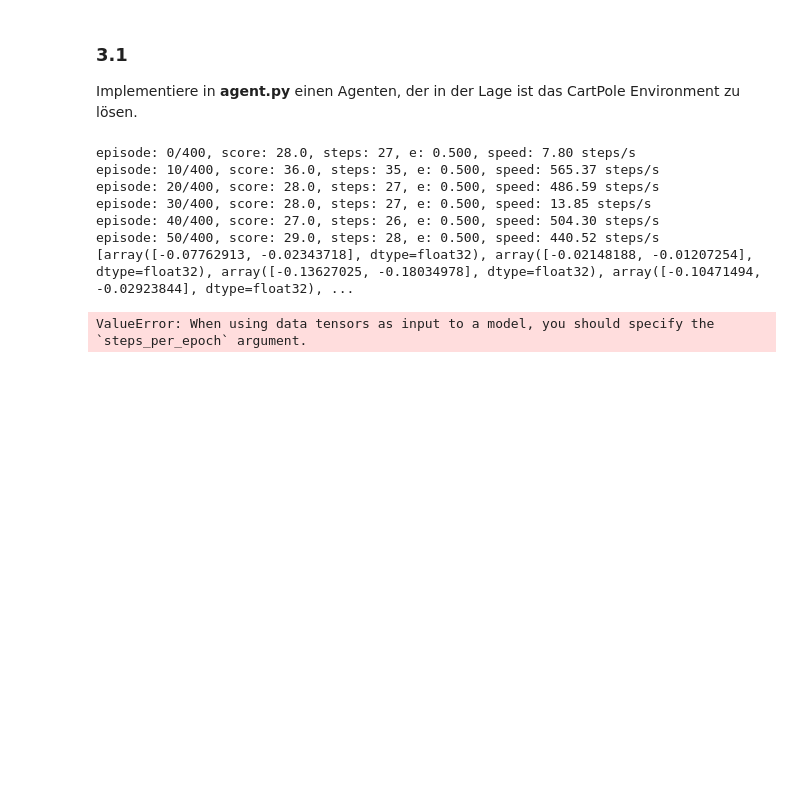
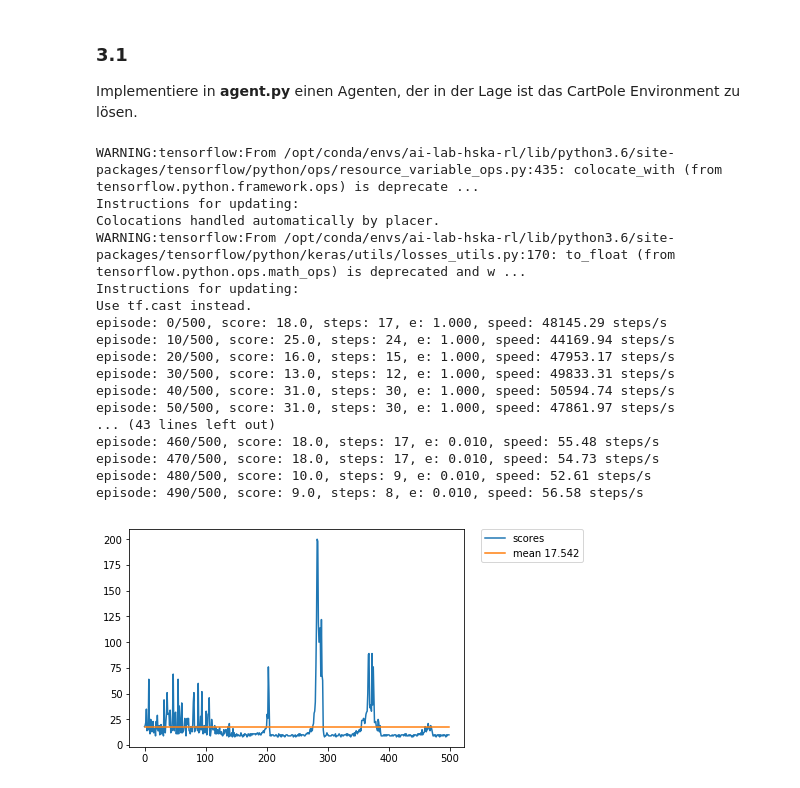
Before and after one commit to Wekra/ai-lab-hska-rl, a Jupyter notebook: notebooks/session_3/dqn.ipynb, the cells around one changed output. Saved outputs shown, nothing was run; the diff lists cells and outputs as text; code cells hidden in the pictures; blank space fills up the shorter version.

```diff
--- a/notebooks/session_3/dqn.ipynb
+++ b/notebooks/session_3/dqn.ipynb
@@ -15,7 +12,7 @@ import numpy as np
 from collections import deque
 from contextlib import suppress
 
-def interact_with_environment(env, agent, n_episodes=400, max_steps=200, train=True, verbose=True):
+def interact_with_environment(env, agent, n_episodes=500, max_steps=200, train=True, verbose=True):
     statistics = []
 
     with suppress(KeyboardInterrupt):
@@ -59,37 +56,48 @@ env = gym.make('CartPole-v0')
 # %%
 from agent import DQN
 
 action_size = env.action_space.n
 action_space = env.action_space
 state_size = env.observation_space.shape[0]
 
 # Hyperparams
 annealing_steps = 1000  # not episodes!
 gamma = 0.95
-epsilon = 0.5 #1
+epsilon = 1.0 #1
 epsilon_min = 0.01
 epsilon_decay = (epsilon - epsilon_min) / annealing_steps
-alpha = 0.01
-batch_size = 32
+alpha = 0.001
+batch_size = 64
 memory_size = 10000
 start_replay_step = 2000
 target_model_update_interval = 1000
 
 agent = DQN(action_size=action_size, action_space=action_space, state_size=state_size, gamma=gamma,
             epsilon=epsilon, epsilon_decay=epsilon_decay, epsilon_min=epsilon_min,
             alpha=alpha, batch_size=batch_size, memory_size=memory_size,
             start_replay_step=start_replay_step,
             target_model_update_interval=target_model_update_interval)
 statistics = interact_with_environment(env, agent, verbose=True)
+env.close()
 plot(statistics)
 # %% [output]
-episode: 0/400, score: 28.0, steps: 27, e: 0.500, speed: 7.80 steps/s
-episode: 10/400, score: 36.0, steps: 35, e: 0.500, speed: 565.37 steps/s
-episode: 20/400, score: 28.0, steps: 27, e: 0.500, speed: 486.59 steps/s
-episode: 30/400, score: 28.0, steps: 27, e: 0.500, speed: 13.85 steps/s
-episode: 40/400, score: 27.0, steps: 26, e: 0.500, speed: 504.30 steps/s
-episode: 50/400, score: 29.0, steps: 28, e: 0.500, speed: 440.52 steps/s
-[array([-0.07762913, -0.02343718], dtype=float32), array([-0.02148188, -0.01207254], dtype=float32), array([-0.13627025, -0.18034978], dtype=float32), array([-0.10471494, -0.02923844], dtype=float32), ...
+WARNING:tensorflow:From /opt/conda/envs/ai-lab-hska-rl/lib/python3.6/site-packages/tensorflow/python/ops/resource_variable_ops.py:435: colocate_with (from tensorflow.python.framework.ops) is deprecate ...
+Instructions for updating:
+Colocations handled automatically by placer.
+WARNING:tensorflow:From /opt/conda/envs/ai-lab-hska-rl/lib/python3.6/site-packages/tensorflow/python/keras/utils/losses_utils.py:170: to_float (from tensorflow.python.ops.math_ops) is deprecated and w ...
+Instructions for updating:
+Use tf.cast instead.
+episode: 0/500, score: 18.0, steps: 17, e: 1.000, speed: 48145.29 steps/s
+episode: 10/500, score: 25.0, steps: 24, e: 1.000, speed: 44169.94 steps/s
+episode: 20/500, score: 16.0, steps: 15, e: 1.000, speed: 47953.17 steps/s
+episode: 30/500, score: 13.0, steps: 12, e: 1.000, speed: 49833.31 steps/s
+episode: 40/500, score: 31.0, steps: 30, e: 1.000, speed: 50594.74 steps/s
+episode: 50/500, score: 31.0, steps: 30, e: 1.000, speed: 47861.97 steps/s
+... (43 lines left out)
+episode: 460/500, score: 18.0, steps: 17, e: 0.010, speed: 55.48 steps/s
+episode: 470/500, score: 18.0, steps: 17, e: 0.010, speed: 54.73 steps/s
+episode: 480/500, score: 10.0, steps: 9, e: 0.010, speed: 52.61 steps/s
+episode: 490/500, score: 9.0, steps: 8, e: 0.010, speed: 56.58 steps/s
-ValueError: When using data tensors as input to a model, you should specify the `steps_per_epoch` argument.
+[figure, added]
 # %%
 from gym.wrappers import Monitor
```
Also changed, not shown: parts of 2 cells of this notebook, 21 other files.
